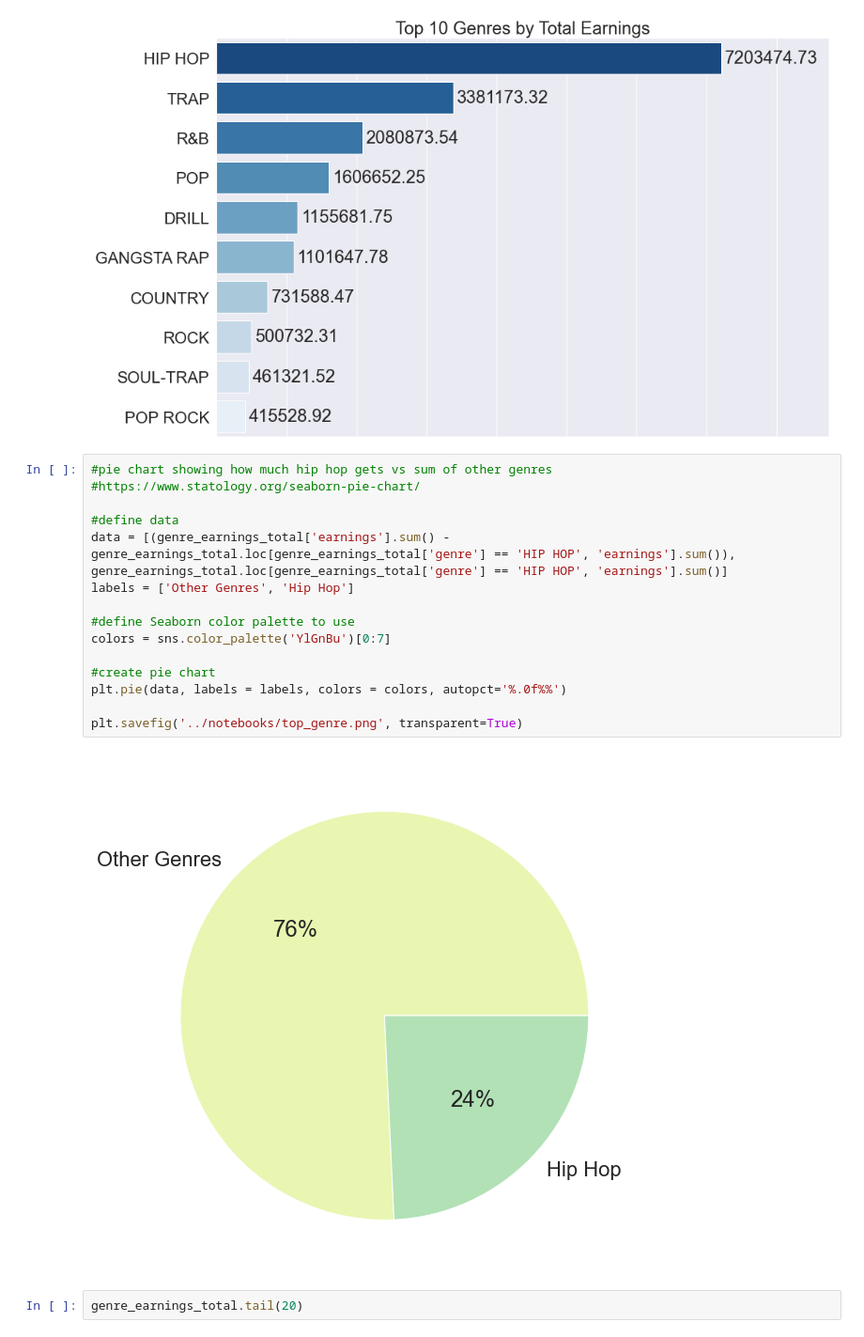
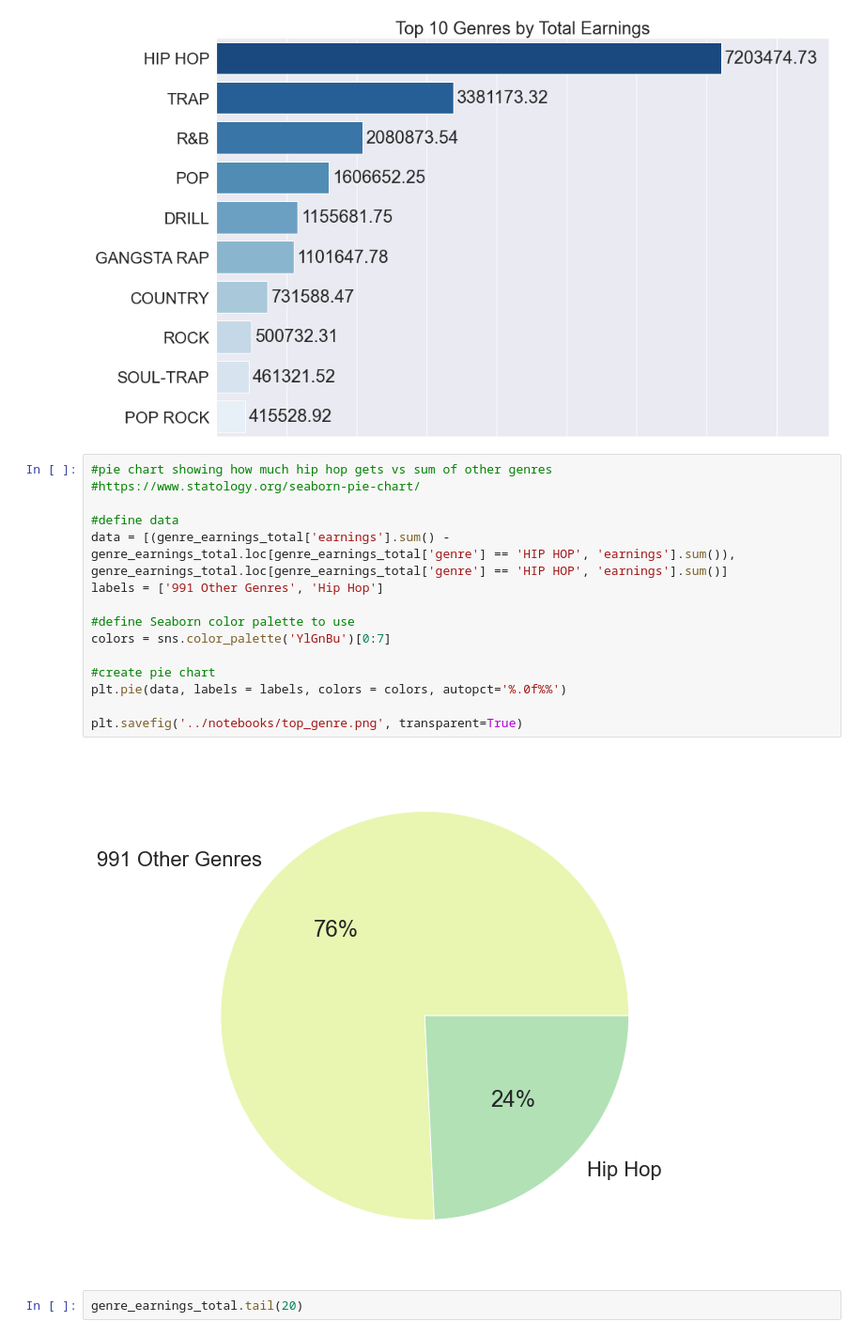
Before and after one commit to NSS-Data-Analytics-Cohort-6/mlc-project-pythons-on-a-plane, a Jupyter notebook: notebooks/mlc_streaming_data.ipynb, the cells around one changed output. Shown at 94% size. Cells and saved outputs as stored; diff of their text form.

```diff
--- a/notebooks/mlc_streaming_data.ipynb
+++ b/notebooks/mlc_streaming_data.ipynb
@@ -814,20 +878,20 @@ top_genres_earnings_total_g.bar_label(top_genres_earnings_total_g.containers[0],
 # %%
 #pie chart showing how much hip hop gets vs sum of other genres
 #https://www.statology.org/seaborn-pie-chart/
 
 #define data
 data = [(genre_earnings_total['earnings'].sum() - genre_earnings_total.loc[genre_earnings_total['genre'] == 'HIP HOP', 'earnings'].sum()), genre_earnings_total.loc[genre_earnings_total['genre'] == 'HIP HOP', 'earnings'].sum()]
-labels = ['Other Genres', 'Hip Hop']
+labels = ['991 Other Genres', 'Hip Hop']
 
 #define Seaborn color palette to use
 colors = sns.color_palette('YlGnBu')[0:7]
 
 #create pie chart
 plt.pie(data, labels = labels, colors = colors, autopct='%.0f%%')
 
 plt.savefig('../notebooks/top_genre.png', transparent=True)
 # %% [output]
-[figure, old version]
+[figure, new version]
 # %%
 genre_earnings_total.tail(20)
 # %% [output]
```
Also changed, not shown: parts of 9 cells of this notebook.
